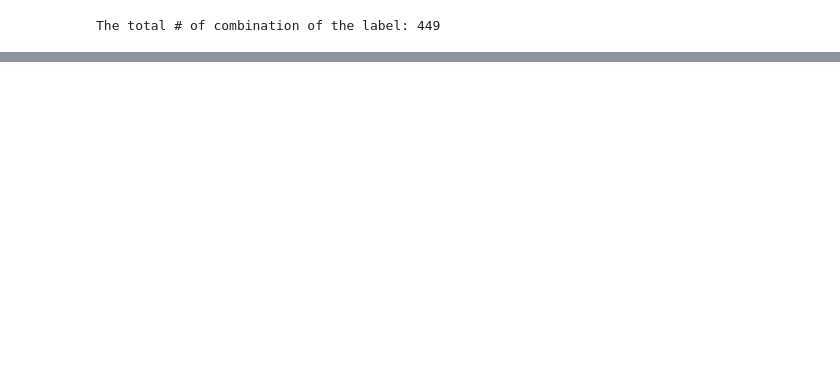
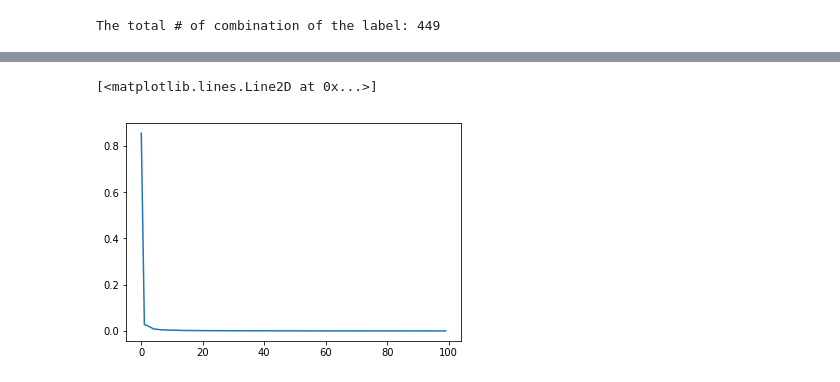
Before and after one commit to SherryJYC/UCB-ImageProject, a Jupyter notebook: imageProject.ipynb, the cells around one changed output, grey strips where cells are left out. Cells and saved outputs as stored; diff of their text form; code cells hidden in the pictures; blank space fills up the shorter version.

```diff
--- a/imageProject.ipynb
+++ b/imageProject.ipynb
@@ -113,0 +142,6 @@ The total # of combination of the label: 449
+# %%
+#evaluate how many Principal Component are important
+plt.plot(pca.explained_variance_ratio_)
+# %% [output]
+[<matplotlib.lines.Line2D at 0x...>]
+[figure, added]
```
Also changed, not shown: parts of 8 cells of this notebook.
